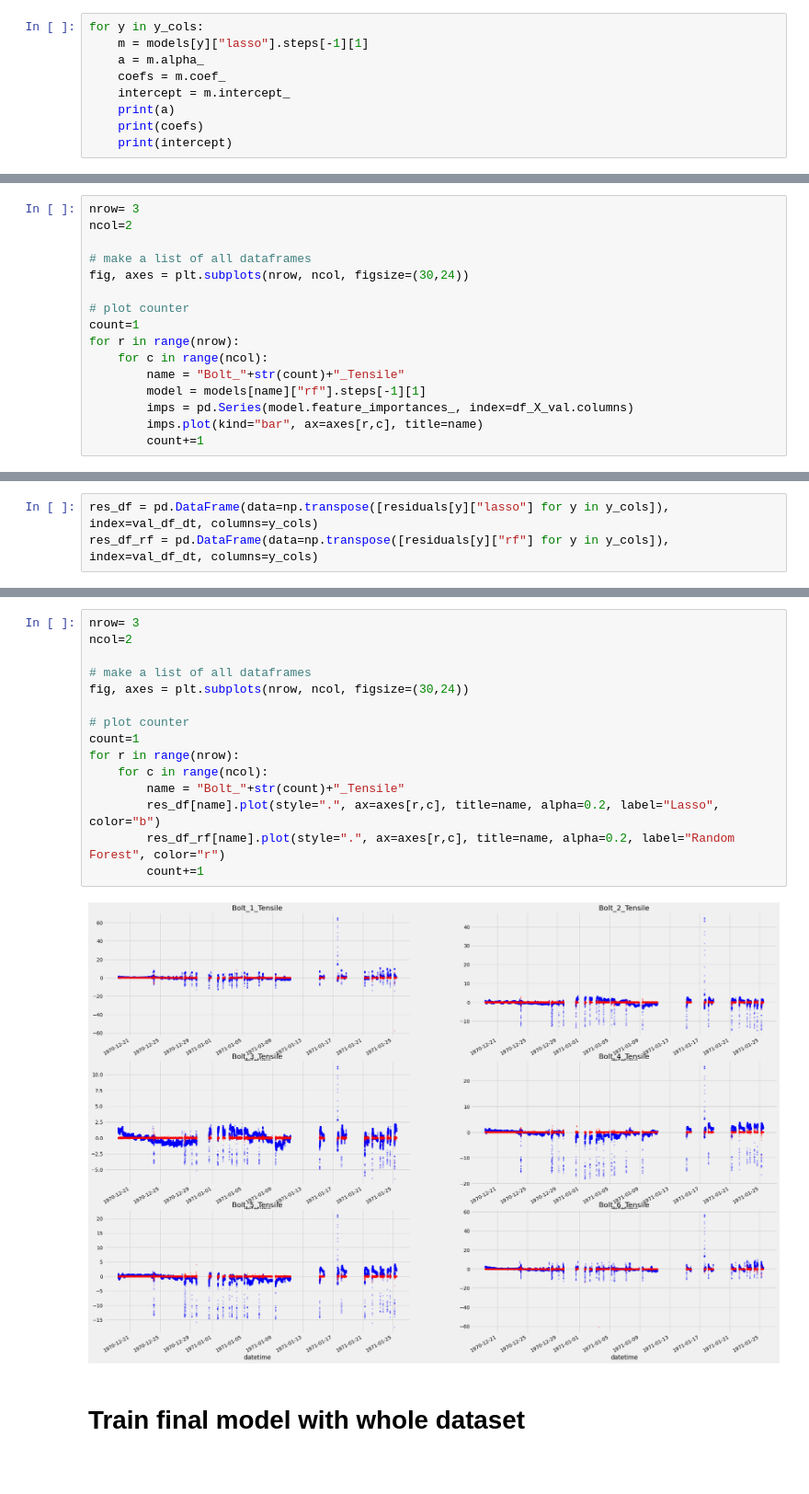
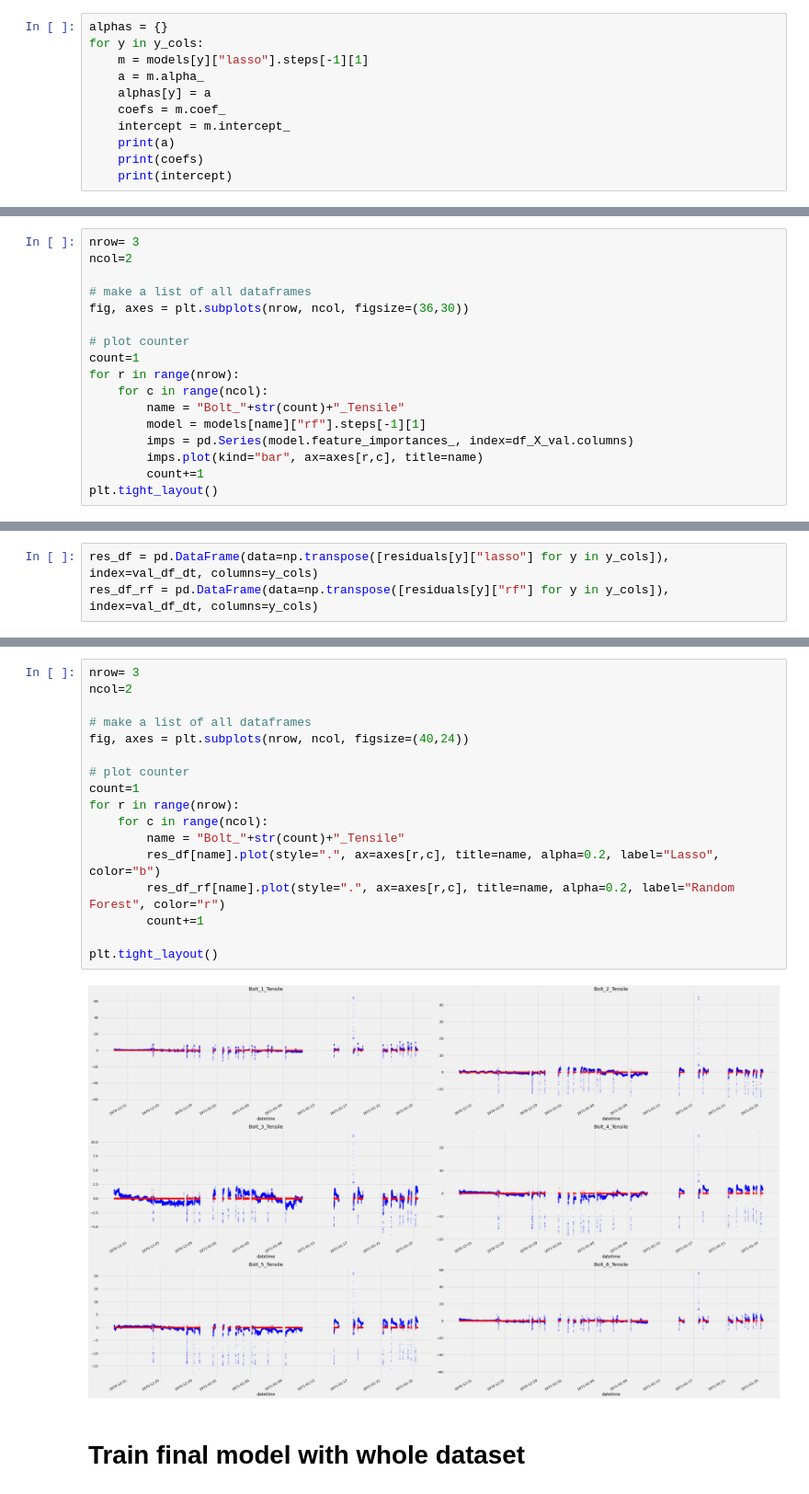
Before and after one commit to thomasht86/krafthack2022, a Jupyter notebook: notebooks/tht-lasso.ipynb, the cells around one changed output, grey strips where cells are left out. Shown at 92% size. Drawn from its saved outputs; the diff is of its cells as text; blank space fills up the shorter version.

```diff
--- a/notebooks/tht-lasso.ipynb
+++ b/notebooks/tht-lasso.ipynb
@@ -420,9 +420,11 @@ Bolt_6_Tensile
 # %% [markdown]
 # Investigate results
 # %%
+alphas = {}
 for y in y_cols:
     m = models[y]["lasso"].steps[-1][1]
     a = m.alpha_
+    alphas[y] = a
     coefs = m.coef_
     intercept = m.intercept_
     print(a)
@@ -502,7 +504,7 @@ nrow= 3
 ncol=2
 
 # make a list of all dataframes
-fig, axes = plt.subplots(nrow, ncol, figsize=(30,24))
+fig, axes = plt.subplots(nrow, ncol, figsize=(36,30))
 
 # plot counter
 count=1
@@ -513,4 +515,5 @@ for r in range(nrow):
         imps = pd.Series(model.feature_importances_, index=df_X_val.columns)
         imps.plot(kind="bar", ax=axes[r,c], title=name)
         count+=1
+plt.tight_layout()
 # %% [output]
@@ -544,20 +547,22 @@ res_df_rf
 # %%
 nrow= 3
 ncol=2
 
 # make a list of all dataframes
-fig, axes = plt.subplots(nrow, ncol, figsize=(30,24))
+fig, axes = plt.subplots(nrow, ncol, figsize=(40,24))
 
 # plot counter
 count=1
 for r in range(nrow):
     for c in range(ncol):
         name = "Bolt_"+str(count)+"_Tensile"
         res_df[name].plot(style=".", ax=axes[r,c], title=name, alpha=0.2, label="Lasso", color="b")
         res_df_rf[name].plot(style=".", ax=axes[r,c], title=name, alpha=0.2, label="Random Forest", color="r")
         count+=1
+
+plt.tight_layout()
 # %% [output]
-[figure, old version]
+[figure, new version]
 # %% [markdown]
 # Train final model with whole dataset
 # %%
```
Also changed, not shown: parts of 14 cells of this notebook.
